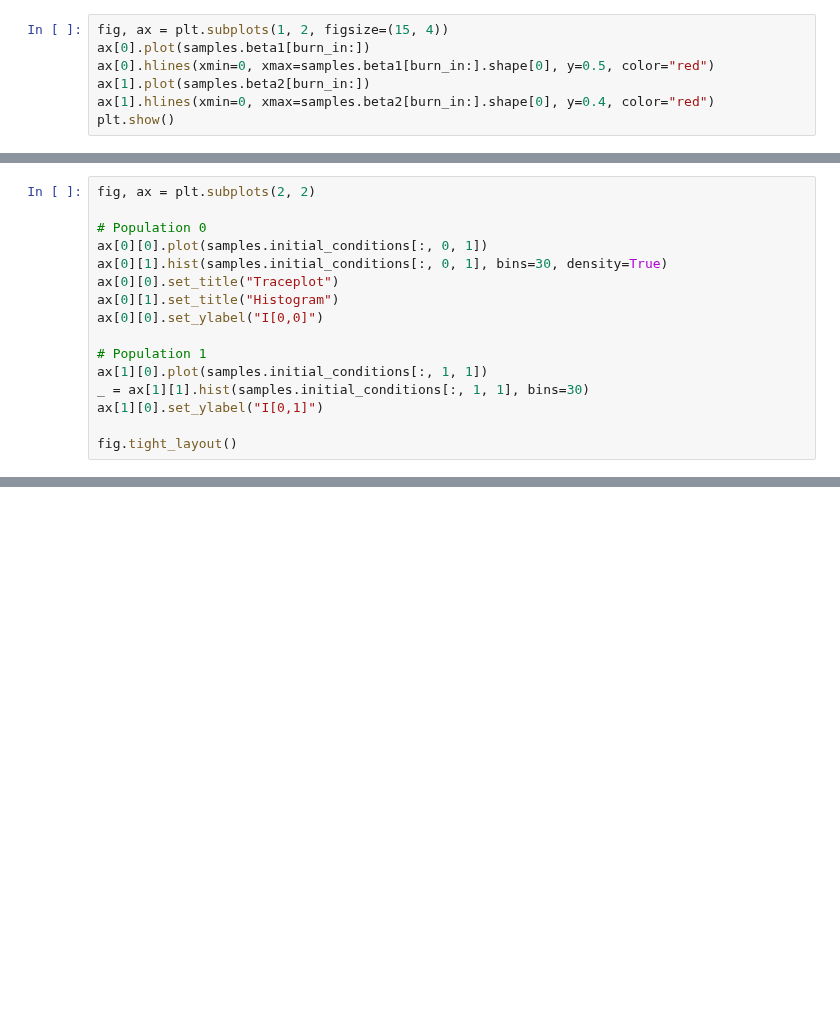
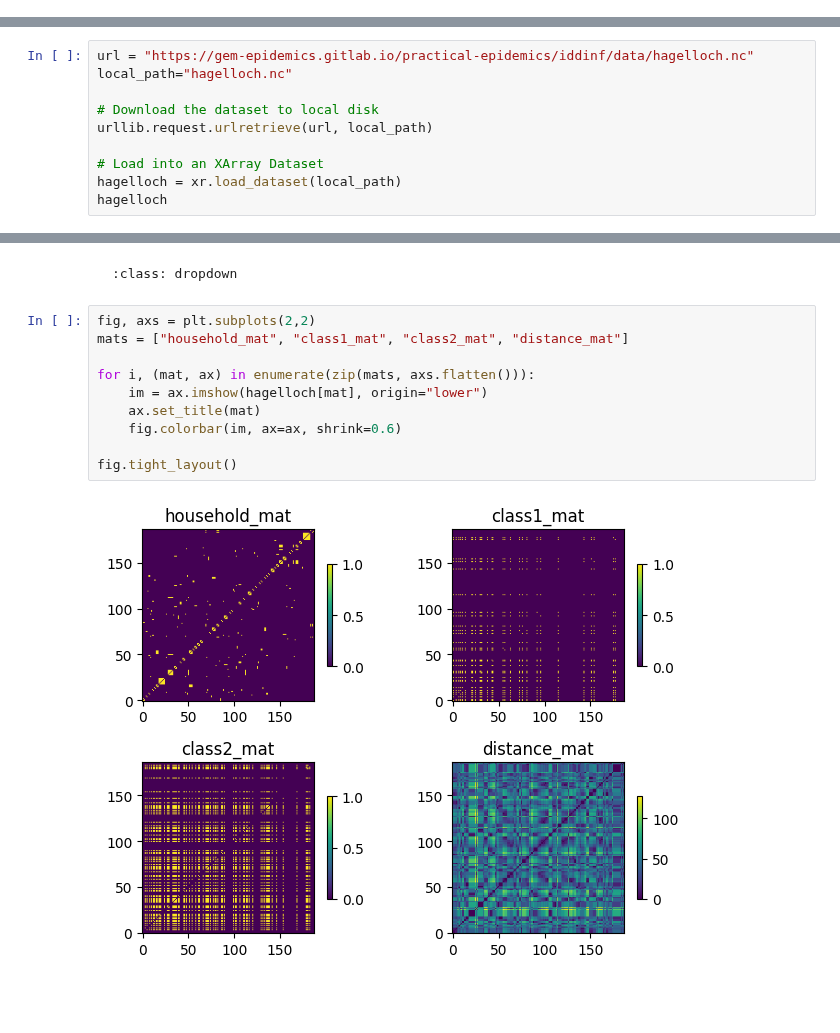
Before and after one commit to gem-epidemics/practical-epidemics, a Jupyter notebook: site/source/iddinf/mcmc_case_study.ipynb, the cells around one changed output, grey strips where cells are left out. Saved outputs shown, nothing was run; the diff lists cells and outputs as text; blank space fills up the shorter version.

Commit message:
MCMC Case Study done

````diff
--- a/site/source/iddinf/mcmc_case_study.ipynb
+++ b/site/source/iddinf/mcmc_case_study.ipynb
@@ -379,7 +0,0 @@ beta acceptance:  0.37675002
-# %%
-fig, ax = plt.subplots(1, 2, figsize=(15, 4))
-ax[0].plot(samples.beta1[burn_in:])
-ax[0].hlines(xmin=0, xmax=samples.beta1[burn_in:].shape[0], y=0.5, color="red")
-ax[1].plot(samples.beta2[burn_in:])
-ax[1].hlines(xmin=0, xmax=samples.beta2[burn_in:].shape[0], y=0.4, color="red")
-plt.show()
@@ -488,16 +0,0 @@ Let's look at the posterior over the number of initial infectives.
-# %%
-fig, ax = plt.subplots(2, 2)
-
-# Population 0
-ax[0][0].plot(samples.initial_conditions[:, 0, 1])
-ax[0][1].hist(samples.initial_conditions[:, 0, 1], bins=30, density=True)
-ax[0][0].set_title("Traceplot")
-ax[0][1].set_title("Histogram")
-ax[0][0].set_ylabel("I[0,0]")
-
-# Population 1
-ax[1][0].plot(samples.initial_conditions[:, 1, 1])
-_ = ax[1][1].hist(samples.initial_conditions[:, 1, 1], bins=30)
-ax[1][0].set_ylabel("I[0,1]")
-
-fig.tight_layout()
@@ -507,0 +45,10 @@ These results seem to make sense -- we are capturing a low number of initial inf
+# %%
+url = "https://gem-epidemics.gitlab.io/practical-epidemics/iddinf/data/hagelloch.nc"
+local_path="hagelloch.nc"
+
+# Download the dataset to local disk
+urllib.request.urlretrieve(url, local_path)
+
+# Load into an XArray Dataset
+hagelloch = xr.load_dataset(local_path)
+hagelloch
@@ -507,0 +81,19 @@ These results seem to make sense -- we are capturing a low number of initial inf
+# %% [markdown]
+```{solution-start} mcmc-case-study-ex-1
+:class: dropdown
+```
+# %%
+fig, axs = plt.subplots(2,2)
+mats = ["household_mat", "class1_mat", "class2_mat", "distance_mat"]
+
+for i, (mat, ax) in enumerate(zip(mats, axs.flatten())):
+    im = ax.imshow(hagelloch[mat], origin="lower")
+    ax.set_title(mat)
+    fig.colorbar(im, ax=ax, shrink=0.6)
+
+fig.tight_layout()
+# %% [output]
+[figure, added]
+# %% [markdown]
+```{solution-end}
+```
````
Also changed, not shown: parts of 141 cells of this notebook, 4 other files.
